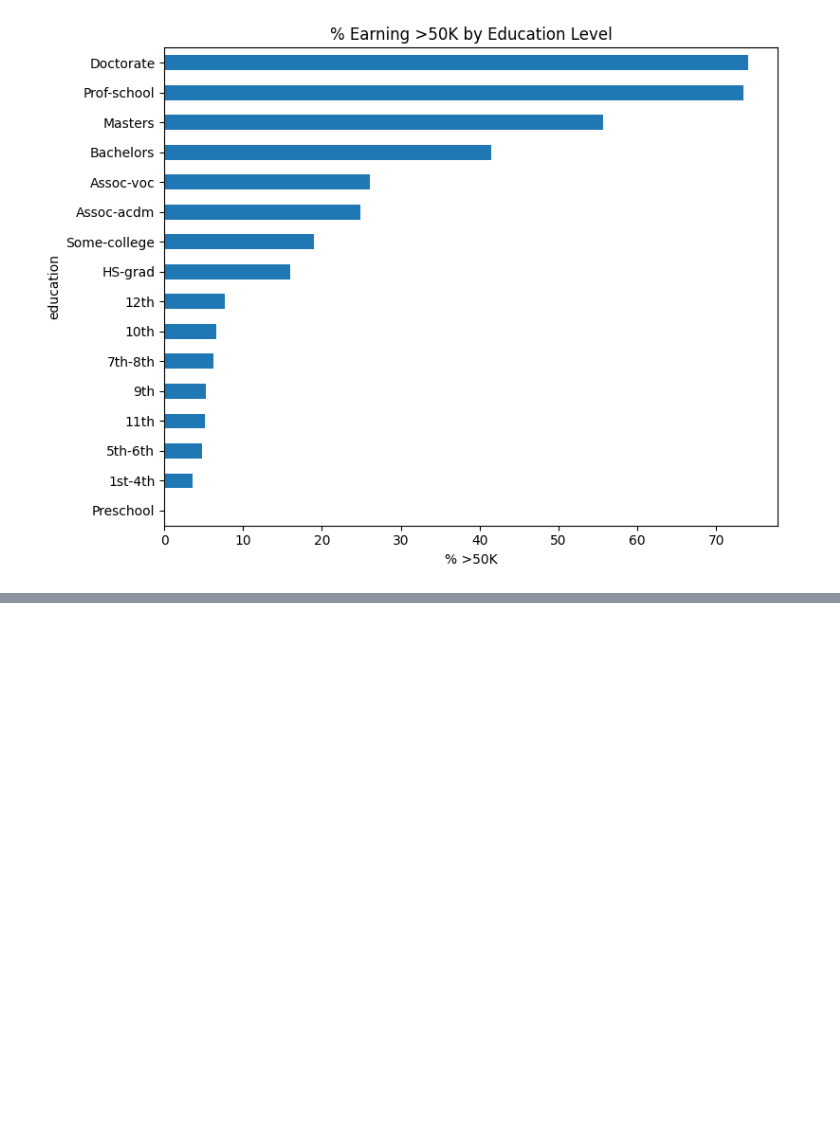
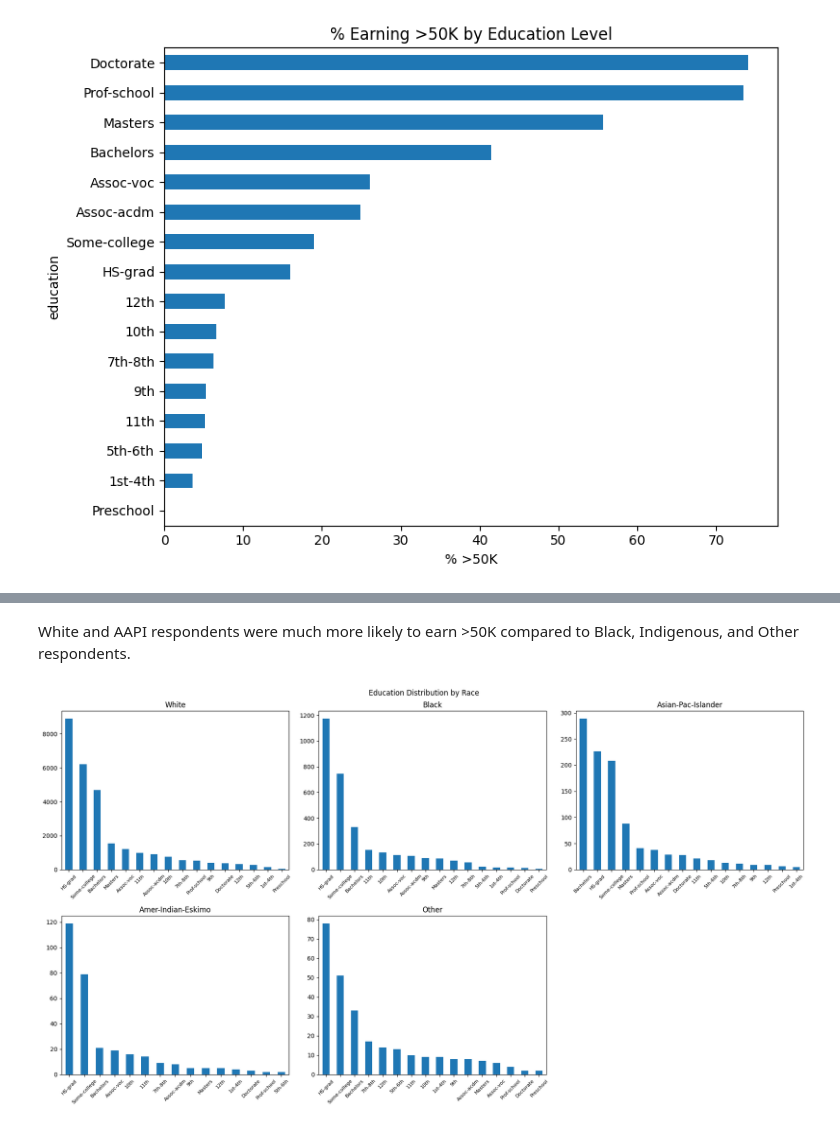
Before and after one commit to ewhitela/project-template, a Jupyter notebook: irvine_adults.ipynb, the cells around one changed output, grey strips where cells are left out. Cells and saved outputs as stored; diff of their text form; code cells hidden in the pictures; blank space fills up the shorter version.

```diff
--- a/irvine_adults.ipynb
+++ b/irvine_adults.ipynb
@@ -92,0 +120,20 @@ plt.show()
+# %% [markdown]
+White and AAPI respondents were much more likely to earn >50K compared to Black, Indigenous, and Other respondents.
+# %%
+races = df['race'].unique()
+fig, axes = plt.subplots(2, 3, figsize=(18, 10))
+axes = axes.flatten()
+
+for ax, race in zip(axes, races):
+    df[df['race'] == race]['education'].value_counts().plot(kind='bar', ax=ax)
+    ax.set_title(race)
+    ax.set_xlabel('')
+    ax.tick_params(axis='x', rotation=45, labelsize=8)
+
+axes[-1].set_visible(False)
+
+plt.suptitle('Education Distribution by Race')
+plt.tight_layout()
+plt.show()
+# %% [output]
+[figure, added]
```
Also changed, not shown: parts of 11 cells of this notebook.
